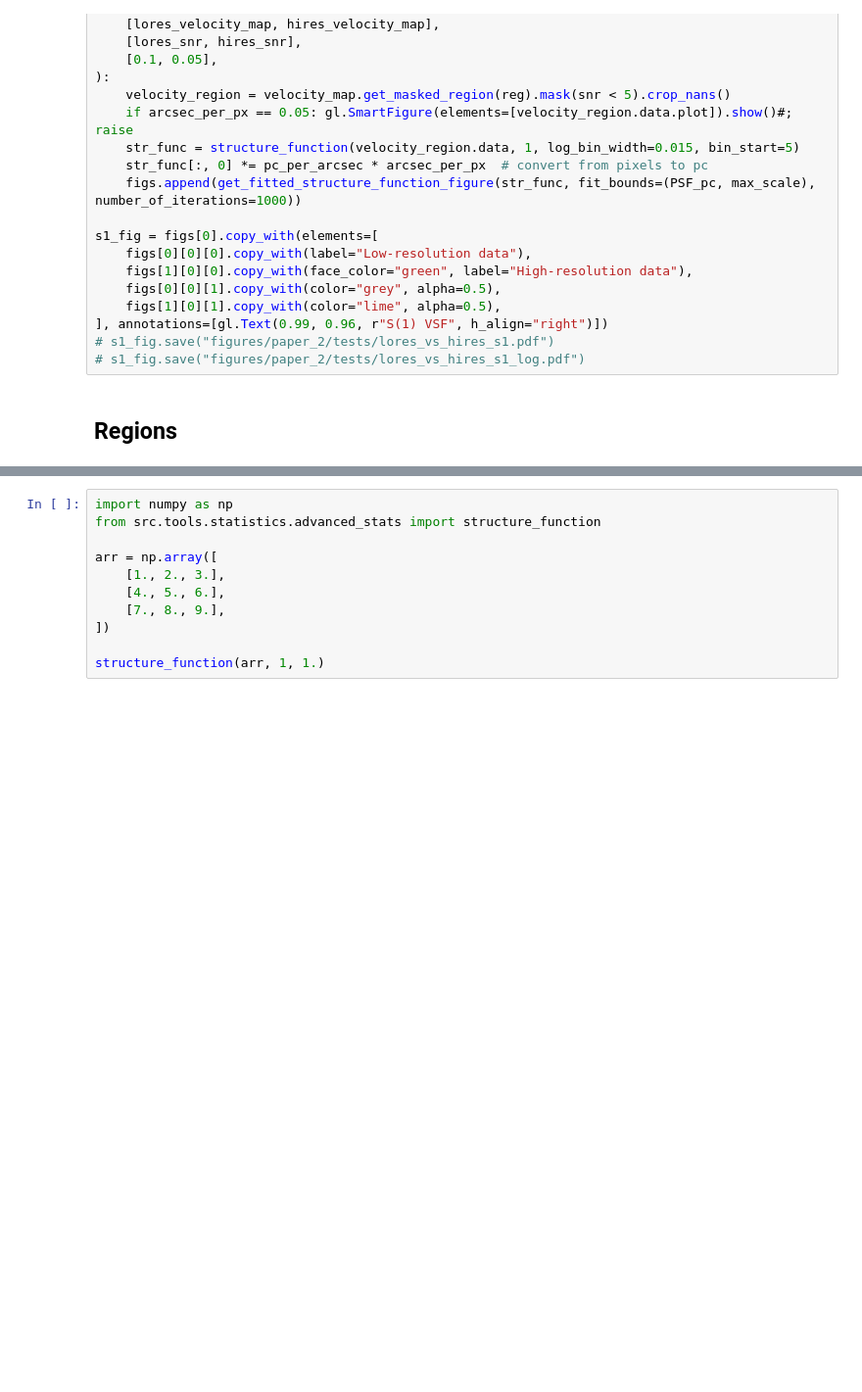
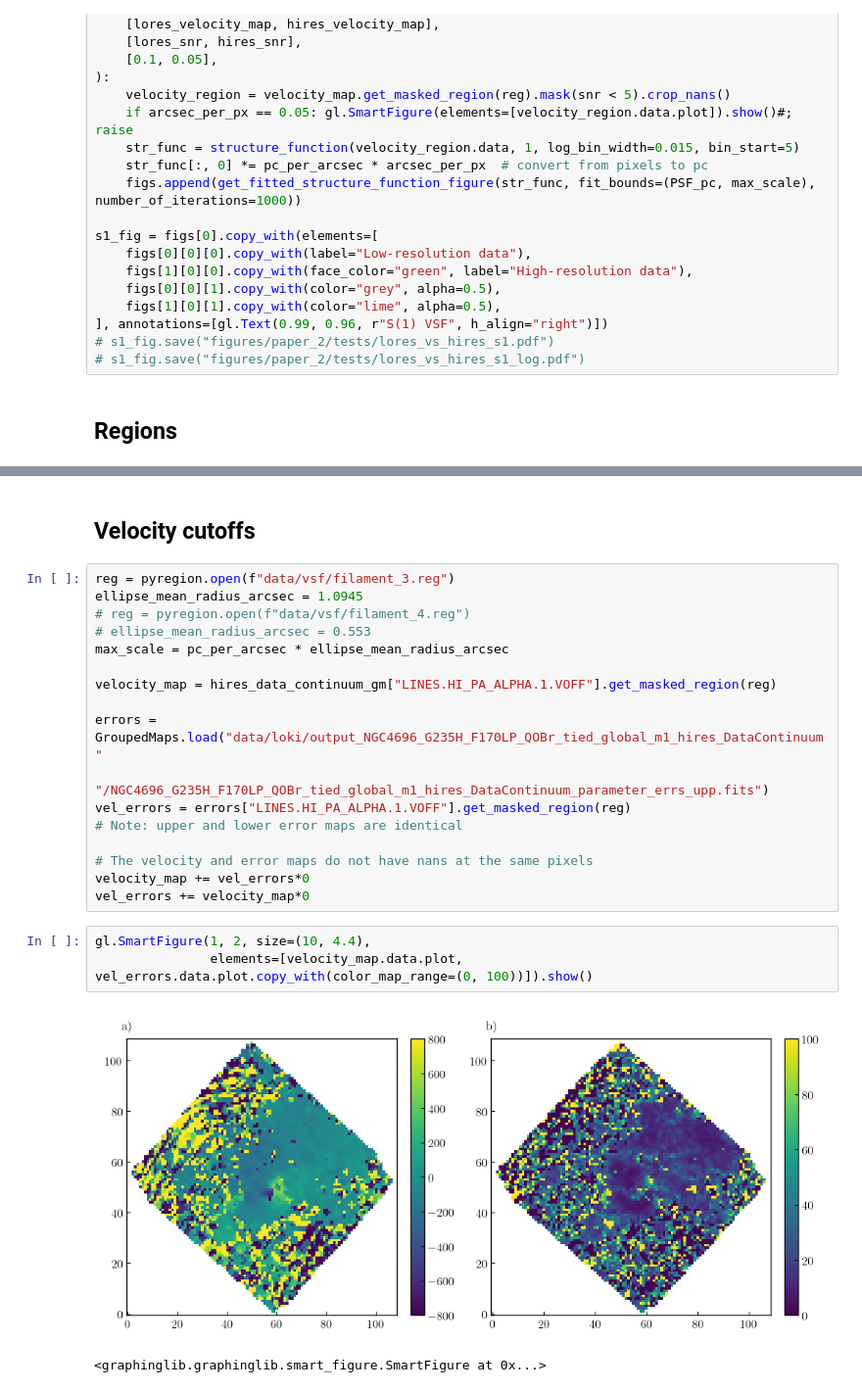
Before and after one commit to mamar828/master_centaurus, a Jupyter notebook: applications/paper_2/figs.ipynb, the cells around one changed output, grey strips where cells are left out. Shown at 98% size. Saved outputs shown, nothing was run; the diff lists cells and outputs as text; blank space fills up the shorter version.

```diff
--- a/applications/paper_2/figs.ipynb
+++ b/applications/paper_2/figs.ipynb
@@ -138,14 +233,28 @@ for region in tqdm(regions):
 
 fig = gl.SmartFigure(4, 2, size=(9, 11), elements=figs)
 # fig.save("figures/paper_2/tests/pa_alpha.pdf")
-# %%
-import numpy as np
-from src.tools.statistics.advanced_stats import structure_function
-
-arr = np.array([
-    [1., 2., 3.],
-    [4., 5., 6.],
-    [7., 8., 9.],
-])
-
-structure_function(arr, 1, 1.)
+# %% [markdown]
+## Velocity cutoffs
+# %%
+reg = pyregion.open(f"data/vsf/filament_3.reg")
+ellipse_mean_radius_arcsec = 1.0945
+# reg = pyregion.open(f"data/vsf/filament_4.reg")
+# ellipse_mean_radius_arcsec = 0.553
+max_scale = pc_per_arcsec * ellipse_mean_radius_arcsec
+
+velocity_map = hires_data_continuum_gm["LINES.HI_PA_ALPHA.1.VOFF"].get_masked_region(reg)
+
+errors = GroupedMaps.load("data/loki/output_NGC4696_G235H_F170LP_QOBr_tied_global_m1_hires_DataContinuum"
+                          "/NGC4696_G235H_F170LP_QOBr_tied_global_m1_hires_DataContinuum_parameter_errs_upp.fits")
+vel_errors = errors["LINES.HI_PA_ALPHA.1.VOFF"].get_masked_region(reg)
+# Note: upper and lower error maps are identical
+
+# The velocity and error maps do not have nans at the same pixels
+velocity_map += vel_errors*0
+vel_errors += velocity_map*0
+# %%
+gl.SmartFigure(1, 2, size=(10, 4.4),
+               elements=[velocity_map.data.plot, vel_errors.data.plot.copy_with(color_map_range=(0, 100))]).show()
+# %% [output]
+[figure, added]
+<graphinglib.graphinglib.smart_figure.SmartFigure at 0x...>
```
Also changed, not shown: parts of 20 cells of this notebook, 4 other files.
